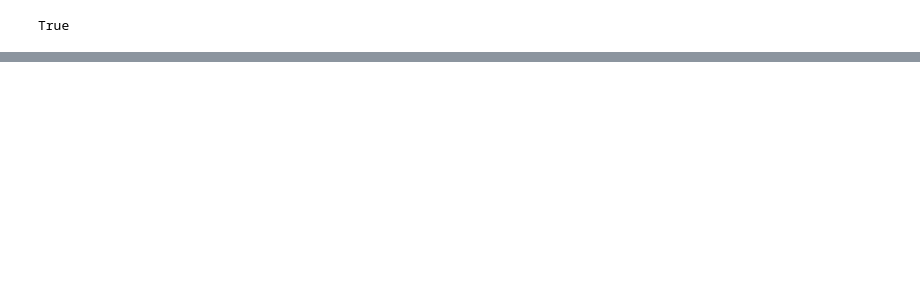
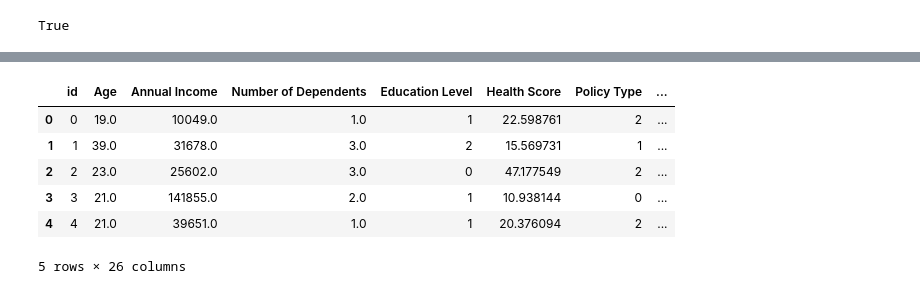
Before and after one commit to GEI-duo/meinf-ai-wp-03, a Jupyter notebook: notebooks/jordi-1.ipynb, the cells around one changed output, grey strips where cells are left out. Drawn from its saved outputs; the diff is of its cells as text; code cells hidden in the pictures; blank space fills up the shorter version.

Commit message:
first training

```diff
--- a/notebooks/jordi-1.ipynb
+++ b/notebooks/jordi-1.ipynb
@@ -76,0 +175,13 @@ True
+# %%
+df_imputed = dataframe_cache.load("0-original")
+df_imputed["Age"] = df_imputed["Age"].fillna(df_imputed["Age"].median())
+df_imputed["Annual Income"] = df_imputed["Annual Income"].fillna(df_imputed["Annual Income"].median())
+df_imputed["Marital Status"] = df_imputed["Marital Status"].fillna(df_imputed["Marital Status"].mode().values[0])
+df_imputed["Number of Dependents"] = df_imputed["Number of Dependents"].fillna(df_imputed["Number of Dependents"].mode().values[0])
+df_imputed["Occupation"] = df_imputed["Occupation"].fillna("Unknown")
+df_imputed["Health Score"] = df_imputed["Health Score"].fillna(df_imputed["Health Score"].mean())
+df_imputed["Previous Claims"] = df_imputed["Previous Claims"].fillna(df_imputed["Previous Claims"].median())
+df_imputed["Vehicle Age"] = df_imputed["Vehicle Age"].fillna(df_imputed["Vehicle Age"].median())
+df_imputed["Credit Score"] = df_imputed["Credit Score"].fillna(df_imputed["Credit Score"].median())
+df_imputed["Insurance Duration"] = df_imputed["Insurance Duration"].fillna(df_imputed["Insurance Duration"].median())
+df_imputed["Customer Feedback"] = df_imputed["Customer Feedback"].fillna("No feedback")
@@ -76,0 +208,19 @@ True
+# %%
+df_encoded = dataframe_cache.load("1-imputed")
+df_encoded["Education Level"] = df_encoded["Education Level"].map({"High School": 0, "Bachelor's": 1, "Master's": 2, "PhD": 3})
+df_encoded["Policy Type"] = df_encoded["Policy Type"].map({"Basic": 0, "Comprehensive": 1, "Premium": 2})
+df_encoded["Policy Start Year"] = pd.to_datetime(df_encoded["Policy Start Date"]).dt.year
+df_encoded.drop(columns=["Policy Start Date"], inplace=True)
+df_encoded["Customer Feedback"] = df_encoded["Customer Feedback"].map({"Poor": 0, "Average": 1, "Good": 2})
+df_encoded["Smoking Status"] = df_encoded["Smoking Status"].map({"No": 0, "Yes": 1})
+df_encoded["Exercise Frequency"] = df_encoded["Exercise Frequency"].map({"Rarely": 0, "Monthly": 1, "Weekly": 2, "Daily": 3})
+df_encoded = pd.get_dummies(df_encoded, columns=["Gender", "Marital Status", "Occupation", "Location", "Property Type"], drop_first=True)
+df_encoded.head()
+# %% [output]
+|  | id | Age | Annual Income | Number of Dependents | Education Level | Health Score | Policy Type | ... |
+| 0 | 0 | 19.0 | 10049.0 | 1.0 | 1 | 22.598761 | 2 | ... |
+| 1 | 1 | 39.0 | 31678.0 | 3.0 | 2 | 15.569731 | 1 | ... |
+| 2 | 2 | 23.0 | 25602.0 | 3.0 | 0 | 47.177549 | 2 | ... |
+| 3 | 3 | 21.0 | 141855.0 | 2.0 | 1 | 10.938144 | 0 | ... |
+| 4 | 4 | 21.0 | 39651.0 | 1.0 | 1 | 20.376094 | 2 | ... |
+5 rows × 26 columns
```
Also changed, not shown: parts of 25 cells of this notebook, 10 other files.
